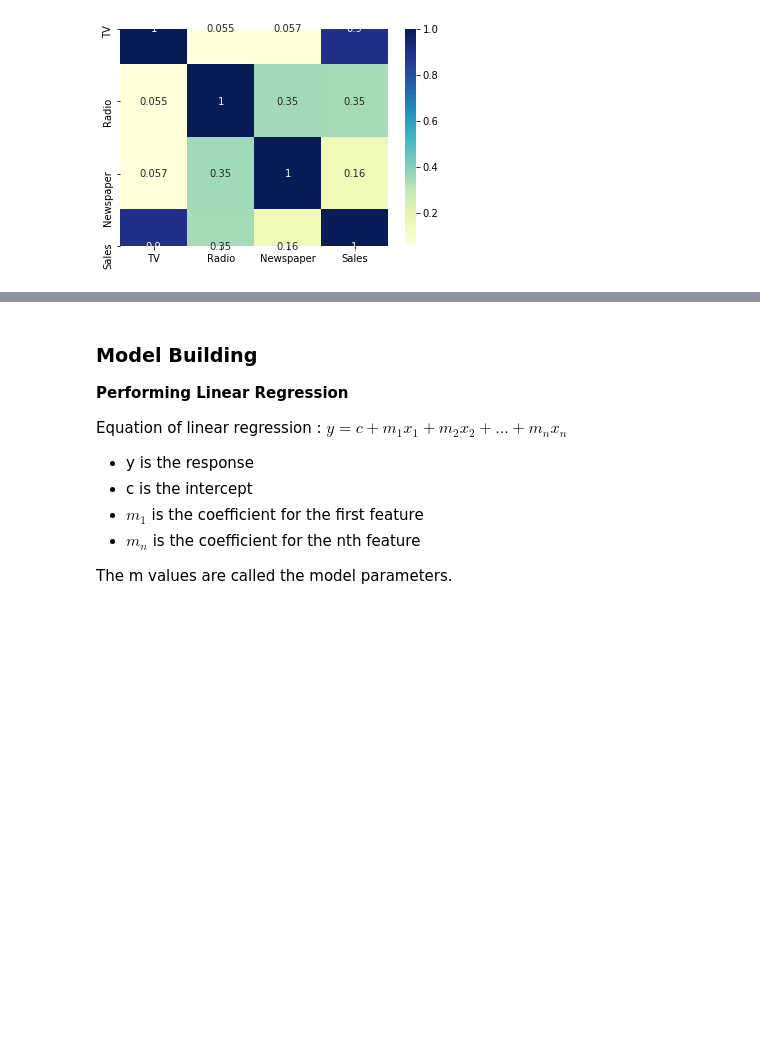
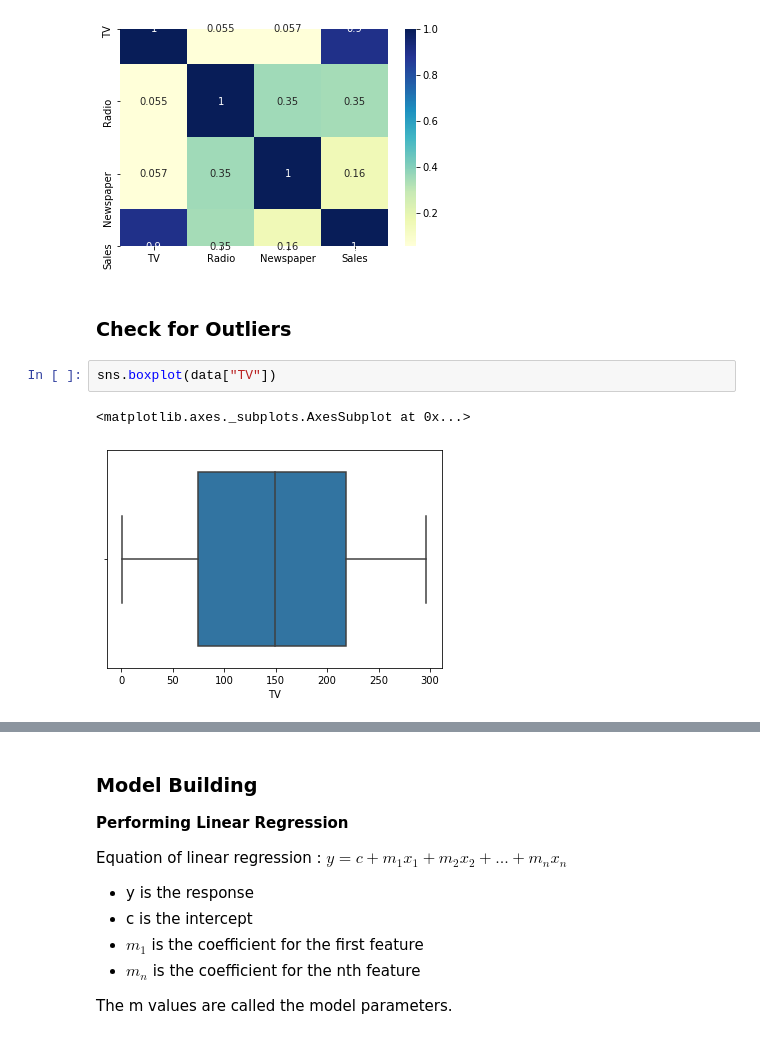
Before and after one commit to adityamahamuni/ML, a Jupyter notebook: Sales Prediction ML/Sales Prediction.ipynb, the cells around one changed output, grey strips where cells are left out. Cells and saved outputs as stored; diff of their text form; blank space fills up the shorter version.

```diff
--- a/Sales Prediction ML/Sales Prediction.ipynb
+++ b/Sales Prediction ML/Sales Prediction.ipynb
@@ -62,3 +75,10 @@ sns.heatmap(data.corr(), cmap="YlGnBu", annot = True)
 plt.show()
 # %% [output]
 [figure]
+# %% [markdown]
+### Check for Outliers
+# %%
+sns.boxplot(data["TV"])
+# %% [output]
+<matplotlib.axes._subplots.AxesSubplot at 0x...>
+[figure, added]
```
Also changed, not shown: parts of 31 cells of this notebook.
